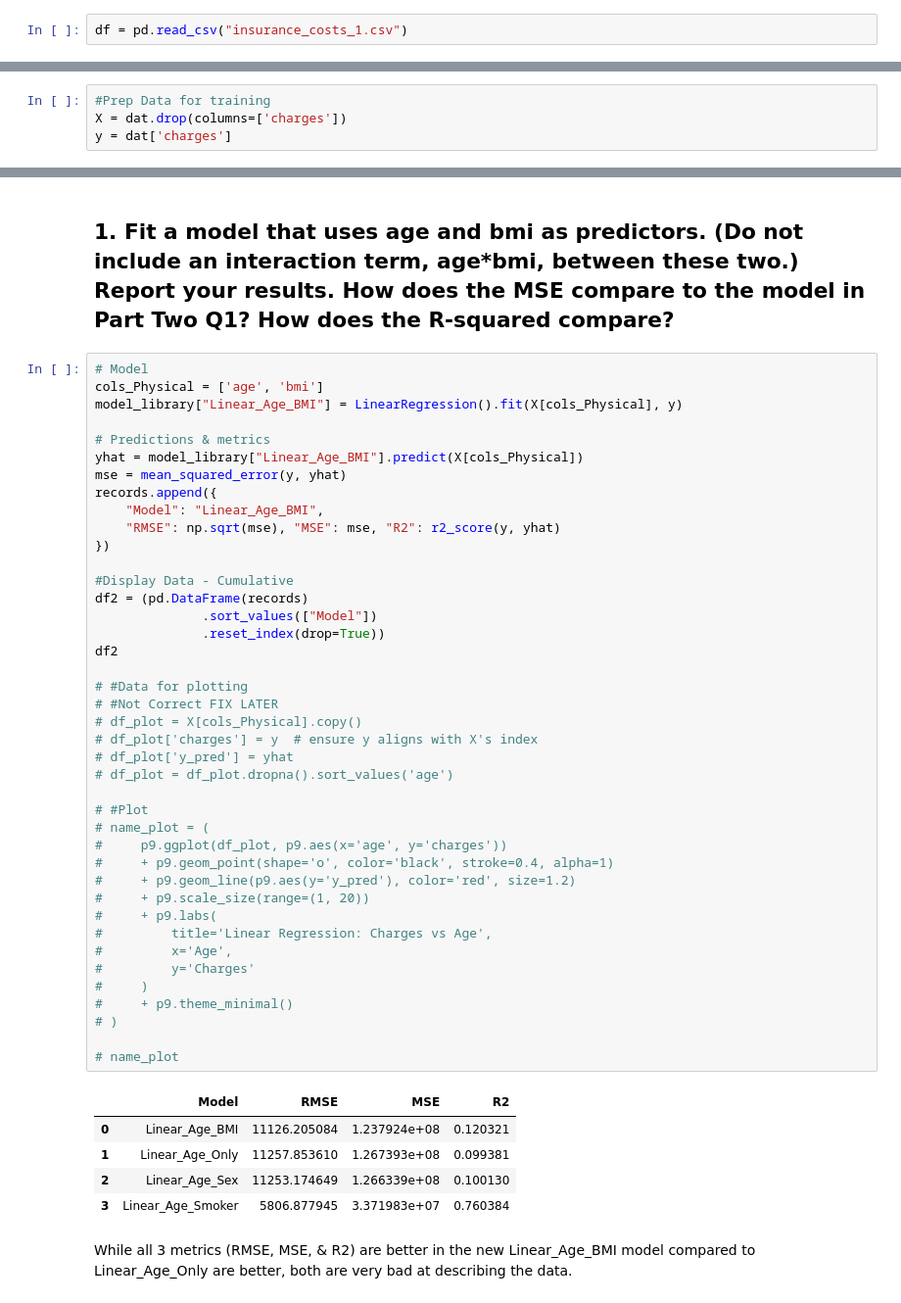
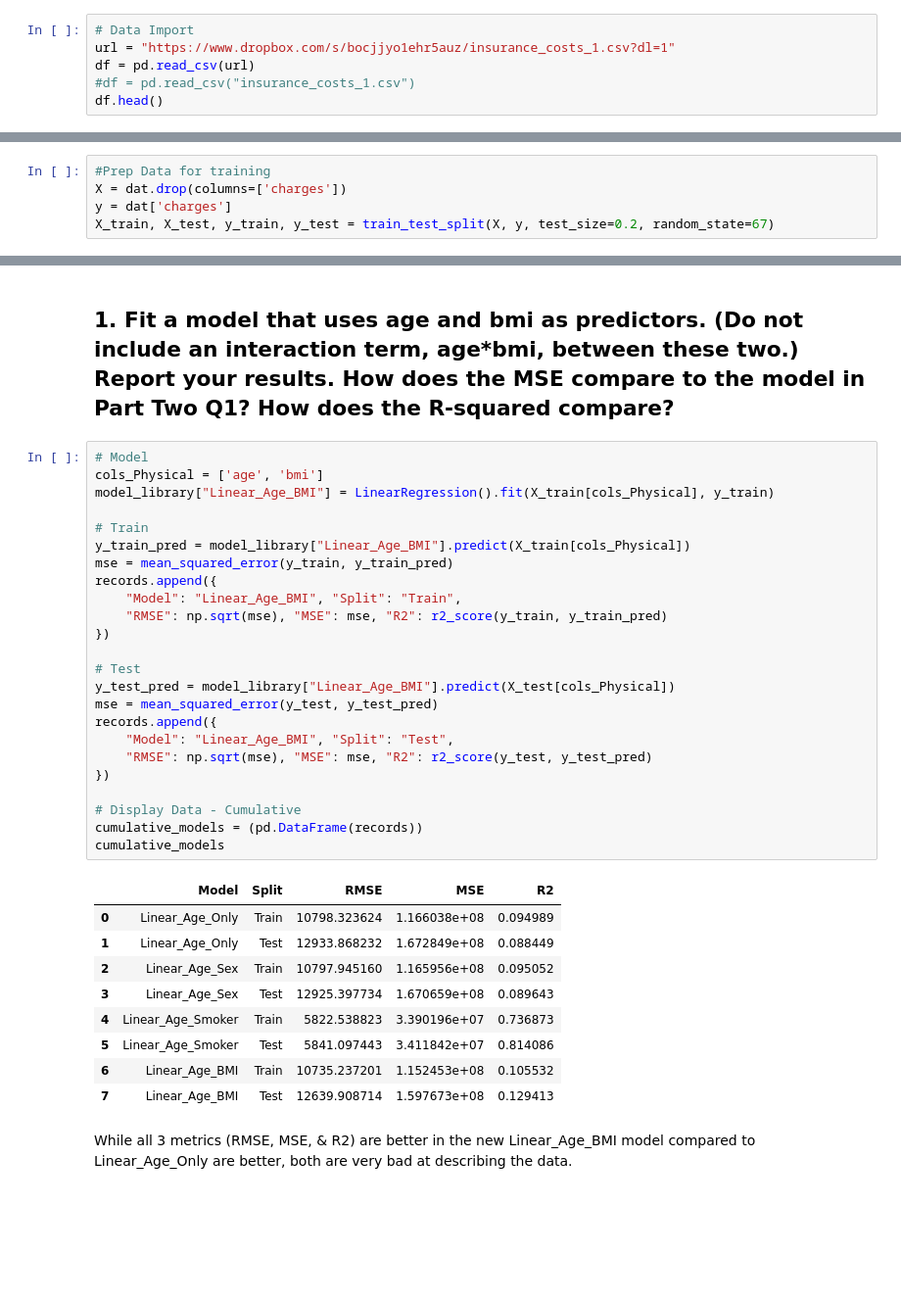
Before and after one commit to PharaohPooh/GSB_544, a Jupyter notebook: Week_6/Lab_5-Insurance_Costs.ipynb, the cells around one changed output, grey strips where cells are left out. Shown at 98% size. Drawn from its saved outputs; the diff is of its cells as text; blank space fills up the shorter version.

```diff
--- a/Week_6/Lab_5-Insurance_Costs.ipynb
+++ b/Week_6/Lab_5-Insurance_Costs.ipynb
@@ -48,4 +48,8 @@ import textwrap
 # %% [markdown]
 ## 1.Read in the dataset, and display some summaries of the data.
 # %%
-df = pd.read_csv("insurance_costs_1.csv")
+# Data Import
+url = "https://www.dropbox.com/s/bocjjyo1ehr5auz/insurance_costs_1.csv?dl=1"
+df = pd.read_csv(url)
+#df = pd.read_csv("insurance_costs_1.csv")
+df.head()
@@ -148,6 +150,7 @@ It is intresting to note that even those with a higher BMI can still have lower
 #Prep Data for training
 X = dat.drop(columns=['charges'])
 y = dat['charges']
+X_train, X_test, y_train, y_test = train_test_split(X, y, test_size=0.2, random_state=67)
 # %%
 #Model Storage
 model_library = {}
@@ -342,50 +277,37 @@ Now let’s consider including multiple quantitative predictors.
 # %%
 # Model
 cols_Physical = ['age', 'bmi']
-model_library["Linear_Age_BMI"] = LinearRegression().fit(X[cols_Physical], y)
+model_library["Linear_Age_BMI"] = LinearRegression().fit(X_train[cols_Physical], y_train)
 
-# Predictions & metrics
-yhat = model_library["Linear_Age_BMI"].predict(X[cols_Physical])
-mse = mean_squared_error(y, yhat)
+# Train
+y_train_pred = model_library["Linear_Age_BMI"].predict(X_train[cols_Physical])
+mse = mean_squared_error(y_train, y_train_pred)
 records.append({
-    "Model": "Linear_Age_BMI",
-    "RMSE": np.sqrt(mse), "MSE": mse, "R2": r2_score(y, yhat)
+    "Model": "Linear_Age_BMI", "Split": "Train",
+    "RMSE": np.sqrt(mse), "MSE": mse, "R2": r2_score(y_train, y_train_pred)
 })
 
-#Display Data - Cumulative
-df2 = (pd.DataFrame(records)
-              .sort_values(["Model"])
-              .reset_index(drop=True))
-df2
+# Test
+y_test_pred = model_library["Linear_Age_BMI"].predict(X_test[cols_Physical])
+mse = mean_squared_error(y_test, y_test_pred)
+records.append({
+    "Model": "Linear_Age_BMI", "Split": "Test",
+    "RMSE": np.sqrt(mse), "MSE": mse, "R2": r2_score(y_test, y_test_pred)
+})
 
-# #Data for plotting
-# #Not Correct FIX LATER
-# df_plot = X[cols_Physical].copy()
-# df_plot['charges'] = y  # ensure y aligns with X's index
-# df_plot['y_pred'] = yhat
-# df_plot = df_plot.dropna().sort_values('age')
-
-# #Plot
-# name_plot = (
-#     p9.ggplot(df_plot, p9.aes(x='age', y='charges'))
-#     + p9.geom_point(shape='o', color='black', stroke=0.4, alpha=1)
-#     + p9.geom_line(p9.aes(y='y_pred'), color='red', size=1.2)
-#     + p9.scale_size(range=(1, 20))
-#     + p9.labs(
-#         title='Linear Regression: Charges vs Age',
-#         x='Age',
-#         y='Charges'
-#     )
-#     + p9.theme_minimal()
-# )
-
-# name_plot
+# Display Data - Cumulative
+cumulative_models = (pd.DataFrame(records))
+cumulative_models
 # %% [output]
-|  | Model | RMSE | MSE | R2 |
-| 0 | Linear_Age_BMI | 11126.205084 | 1.237924e+08 | 0.120321 |
-| 1 | Linear_Age_Only | 11257.853610 | 1.267393e+08 | 0.099381 |
-| 2 | Linear_Age_Sex | 11253.174649 | 1.266339e+08 | 0.100130 |
-| 3 | Linear_Age_Smoker | 5806.877945 | 3.371983e+07 | 0.760384 |
+|  | Model | Split | RMSE | MSE | R2 |
+| 0 | Linear_Age_Only | Train | 10798.323624 | 1.166038e+08 | 0.094989 |
+| 1 | Linear_Age_Only | Test | 12933.868232 | 1.672849e+08 | 0.088449 |
+| 2 | Linear_Age_Sex | Train | 10797.945160 | 1.165956e+08 | 0.095052 |
+| 3 | Linear_Age_Sex | Test | 12925.397734 | 1.670659e+08 | 0.089643 |
+| 4 | Linear_Age_Smoker | Train | 5822.538823 | 3.390196e+07 | 0.736873 |
+| 5 | Linear_Age_Smoker | Test | 5841.097443 | 3.411842e+07 | 0.814086 |
+| 6 | Linear_Age_BMI | Train | 10735.237201 | 1.152453e+08 | 0.105532 |
+| 7 | Linear_Age_BMI | Test | 12639.908714 | 1.597673e+08 | 0.129413 |
 # %% [markdown]
 While all 3 metrics (RMSE, MSE, & R2) are better in the new Linear_Age_BMI model compared to Linear_Age_Only are better, both are very bad at describing the data.
 # %% [markdown]
```
Also changed, not shown: parts of 37 cells of this notebook, 2 other files.
